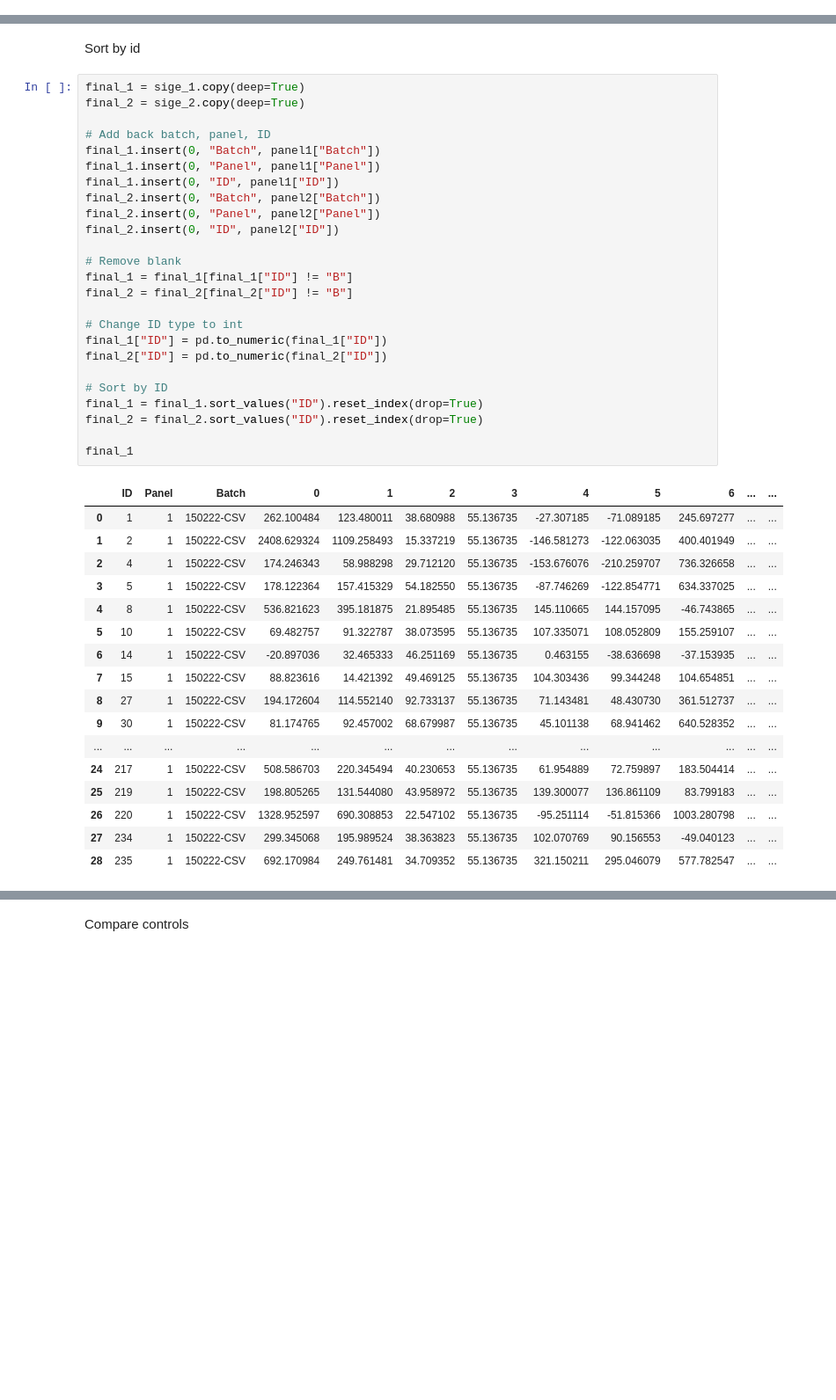
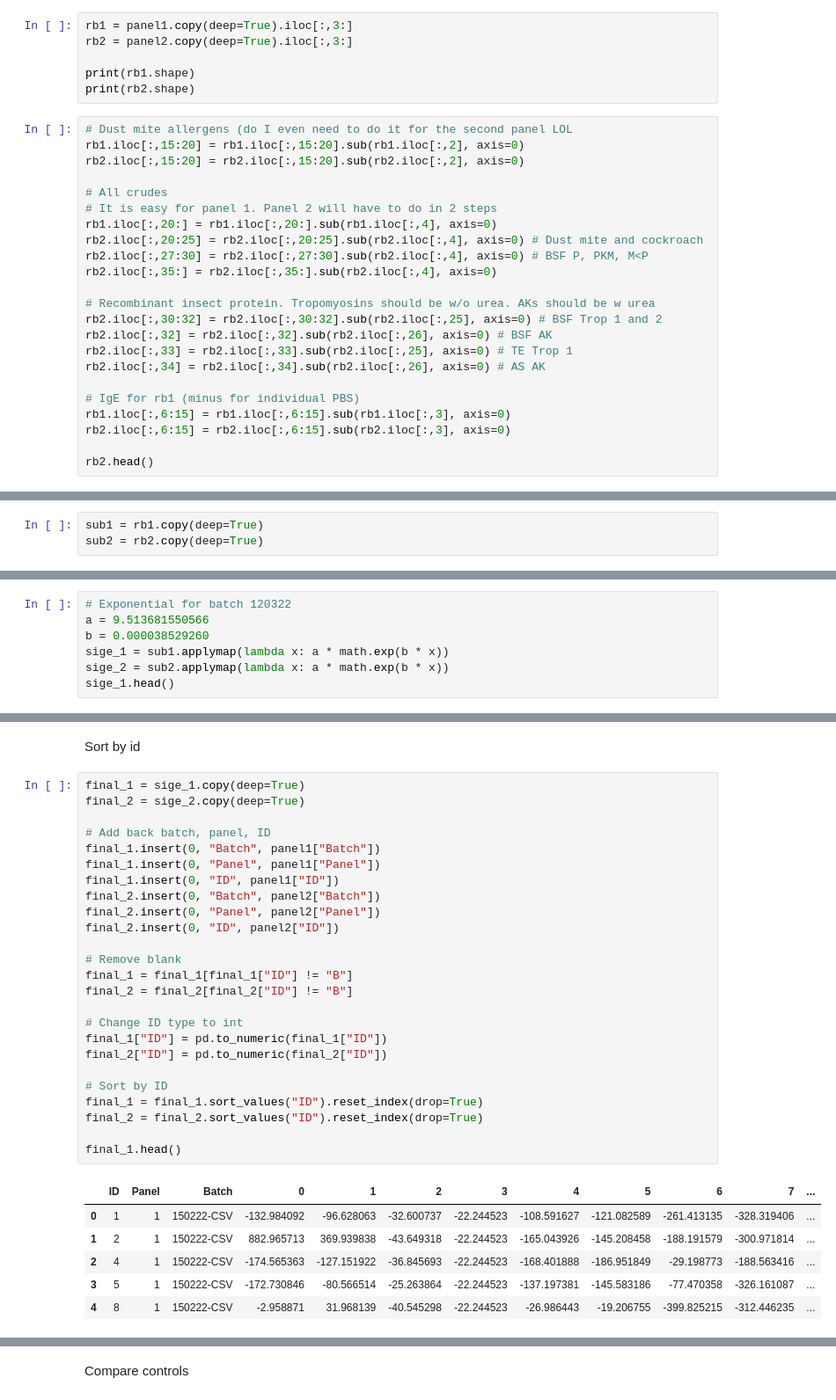
Before and after one commit to ripervail/alternative-meat-allergy, a Jupyter notebook: processing.ipynb, the cells around one changed output, grey strips where cells are left out. Shown at 88% size. Saved outputs shown, nothing was run; the diff lists cells and outputs as text; blank space fills up the shorter version.

```diff
--- a/processing.ipynb
+++ b/processing.ipynb
@@ -213,0 +311,29 @@ sub2
+# %%
+rb1 = panel1.copy(deep=True).iloc[:,3:]
+rb2 = panel2.copy(deep=True).iloc[:,3:]
+
+print(rb1.shape)
+print(rb2.shape)
+# %%
+# Dust mite allergens (do I even need to do it for the second panel LOL
+rb1.iloc[:,15:20] = rb1.iloc[:,15:20].sub(rb1.iloc[:,2], axis=0)
+rb2.iloc[:,15:20] = rb2.iloc[:,15:20].sub(rb2.iloc[:,2], axis=0)
+
+# All crudes
+# It is easy for panel 1. Panel 2 will have to do in 2 steps
+rb1.iloc[:,20:] = rb1.iloc[:,20:].sub(rb1.iloc[:,4], axis=0)
+rb2.iloc[:,20:25] = rb2.iloc[:,20:25].sub(rb2.iloc[:,4], axis=0) # Dust mite and cockroach
+rb2.iloc[:,27:30] = rb2.iloc[:,27:30].sub(rb2.iloc[:,4], axis=0) # BSF P, PKM, M<P
+rb2.iloc[:,35:] = rb2.iloc[:,35:].sub(rb2.iloc[:,4], axis=0)
+
+# Recombinant insect protein. Tropomyosins should be w/o urea. AKs should be w urea
+rb2.iloc[:,30:32] = rb2.iloc[:,30:32].sub(rb2.iloc[:,25], axis=0) # BSF Trop 1 and 2
+rb2.iloc[:,32] = rb2.iloc[:,32].sub(rb2.iloc[:,26], axis=0) # BSF AK
+rb2.iloc[:,33] = rb2.iloc[:,33].sub(rb2.iloc[:,25], axis=0) # TE Trop 1
+rb2.iloc[:,34] = rb2.iloc[:,34].sub(rb2.iloc[:,26], axis=0) # AS AK
+
+# IgE for rb1 (minus for individual PBS)
+rb1.iloc[:,6:15] = rb1.iloc[:,6:15].sub(rb1.iloc[:,3], axis=0)
+rb2.iloc[:,6:15] = rb2.iloc[:,6:15].sub(rb2.iloc[:,3], axis=0)
+
+rb2.head()
@@ -213,0 +344,3 @@ sub2
+# %%
+sub1 = rb1.copy(deep=True)
+sub2 = rb2.copy(deep=True)
@@ -262,0 +490,7 @@ sige_2
+# %%
+# Exponential for batch 120322
+a = 9.513681550566
+b = 0.000038529260
+sige_1 = sub1.applymap(lambda x: a * math.exp(b * x))
+sige_2 = sub2.applymap(lambda x: a * math.exp(b * x))
+sige_1.head()
@@ -273,43 +568,32 @@ Sort by id
 # %%
 final_1 = sige_1.copy(deep=True)
 final_2 = sige_2.copy(deep=True)
 
 # Add back batch, panel, ID
 final_1.insert(0, "Batch", panel1["Batch"])
 final_1.insert(0, "Panel", panel1["Panel"])
 final_1.insert(0, "ID", panel1["ID"])
 final_2.insert(0, "Batch", panel2["Batch"])
 final_2.insert(0, "Panel", panel2["Panel"])
 final_2.insert(0, "ID", panel2["ID"])
 
 # Remove blank
 final_1 = final_1[final_1["ID"] != "B"]
 final_2 = final_2[final_2["ID"] != "B"]
 
 # Change ID type to int
 final_1["ID"] = pd.to_numeric(final_1["ID"])
 final_2["ID"] = pd.to_numeric(final_2["ID"])
 
 # Sort by ID
 final_1 = final_1.sort_values("ID").reset_index(drop=True)
 final_2 = final_2.sort_values("ID").reset_index(drop=True)
 
-final_1
+final_1.head()
 # %% [output]
-|  | ID | Panel | Batch | 0 | 1 | 2 | 3 | 4 | 5 | 6 | ... | ... |
-| 0 | 1 | 1 | 150222-CSV | 262.100484 | 123.480011 | 38.680988 | 55.136735 | -27.307185 | -71.089185 | 245.697277 | ... | ... |
-| 1 | 2 | 1 | 150222-CSV | 2408.629324 | 1109.258493 | 15.337219 | 55.136735 | -146.581273 | -122.063035 | 400.401949 | ... | ... |
-| 2 | 4 | 1 | 150222-CSV | 174.246343 | 58.988298 | 29.712120 | 55.136735 | -153.676076 | -210.259707 | 736.326658 | ... | ... |
-| 3 | 5 | 1 | 150222-CSV | 178.122364 | 157.415329 | 54.182550 | 55.136735 | -87.746269 | -122.854771 | 634.337025 | ... | ... |
-| 4 | 8 | 1 | 150222-CSV | 536.821623 | 395.181875 | 21.895485 | 55.136735 | 145.110665 | 144.157095 | -46.743865 | ... | ... |
-| 5 | 10 | 1 | 150222-CSV | 69.482757 | 91.322787 | 38.073595 | 55.136735 | 107.335071 | 108.052809 | 155.259107 | ... | ... |
-| 6 | 14 | 1 | 150222-CSV | -20.897036 | 32.465333 | 46.251169 | 55.136735 | 0.463155 | -38.636698 | -37.153935 | ... | ... |
-| 7 | 15 | 1 | 150222-CSV | 88.823616 | 14.421392 | 49.469125 | 55.136735 | 104.303436 | 99.344248 | 104.654851 | ... | ... |
-| 8 | 27 | 1 | 150222-CSV | 194.172604 | 114.552140 | 92.733137 | 55.136735 | 71.143481 | 48.430730 | 361.512737 | ... | ... |
-| 9 | 30 | 1 | 150222-CSV | 81.174765 | 92.457002 | 68.679987 | 55.136735 | 45.101138 | 68.941462 | 640.528352 | ... | ... |
-| ... | ... | ... | ... | ... | ... | ... | ... | ... | ... | ... | ... | ... |
-| 24 | 217 | 1 | 150222-CSV | 508.586703 | 220.345494 | 40.230653 | 55.136735 | 61.954889 | 72.759897 | 183.504414 | ... | ... |
-| 25 | 219 | 1 | 150222-CSV | 198.805265 | 131.544080 | 43.958972 | 55.136735 | 139.300077 | 136.861109 | 83.799183 | ... | ... |
-| 26 | 220 | 1 | 150222-CSV | 1328.952597 | 690.308853 | 22.547102 | 55.136735 | -95.251114 | -51.815366 | 1003.280798 | ... | ... |
-| 27 | 234 | 1 | 150222-CSV | 299.345068 | 195.989524 | 38.363823 | 55.136735 | 102.070769 | 90.156553 | -49.040123 | ... | ... |
-| 28 | 235 | 1 | 150222-CSV | 692.170984 | 249.761481 | 34.709352 | 55.136735 | 321.150211 | 295.046079 | 577.782547 | ... | ... |
+|  | ID | Panel | Batch | 0 | 1 | 2 | 3 | 4 | 5 | 6 | 7 | ... |
+| 0 | 1 | 1 | 150222-CSV | -132.984092 | -96.628063 | -32.600737 | -22.244523 | -108.591627 | -121.082589 | -261.413135 | -328.319406 | ... |
+| 1 | 2 | 1 | 150222-CSV | 882.965713 | 369.939838 | -43.649318 | -22.244523 | -165.043926 | -145.208458 | -188.191579 | -300.971814 | ... |
+| 2 | 4 | 1 | 150222-CSV | -174.565363 | -127.151922 | -36.845693 | -22.244523 | -168.401888 | -186.951849 | -29.198773 | -188.563416 | ... |
+| 3 | 5 | 1 | 150222-CSV | -172.730846 | -80.566514 | -25.263864 | -22.244523 | -137.197381 | -145.583186 | -77.470358 | -326.161087 | ... |
+| 4 | 8 | 1 | 150222-CSV | -2.958871 | 31.968139 | -40.545298 | -22.244523 | -26.986443 | -19.206755 | -399.825215 | -312.446235 | ... |
```
Also changed, not shown: parts of 61 cells of this notebook, 3 other files.
